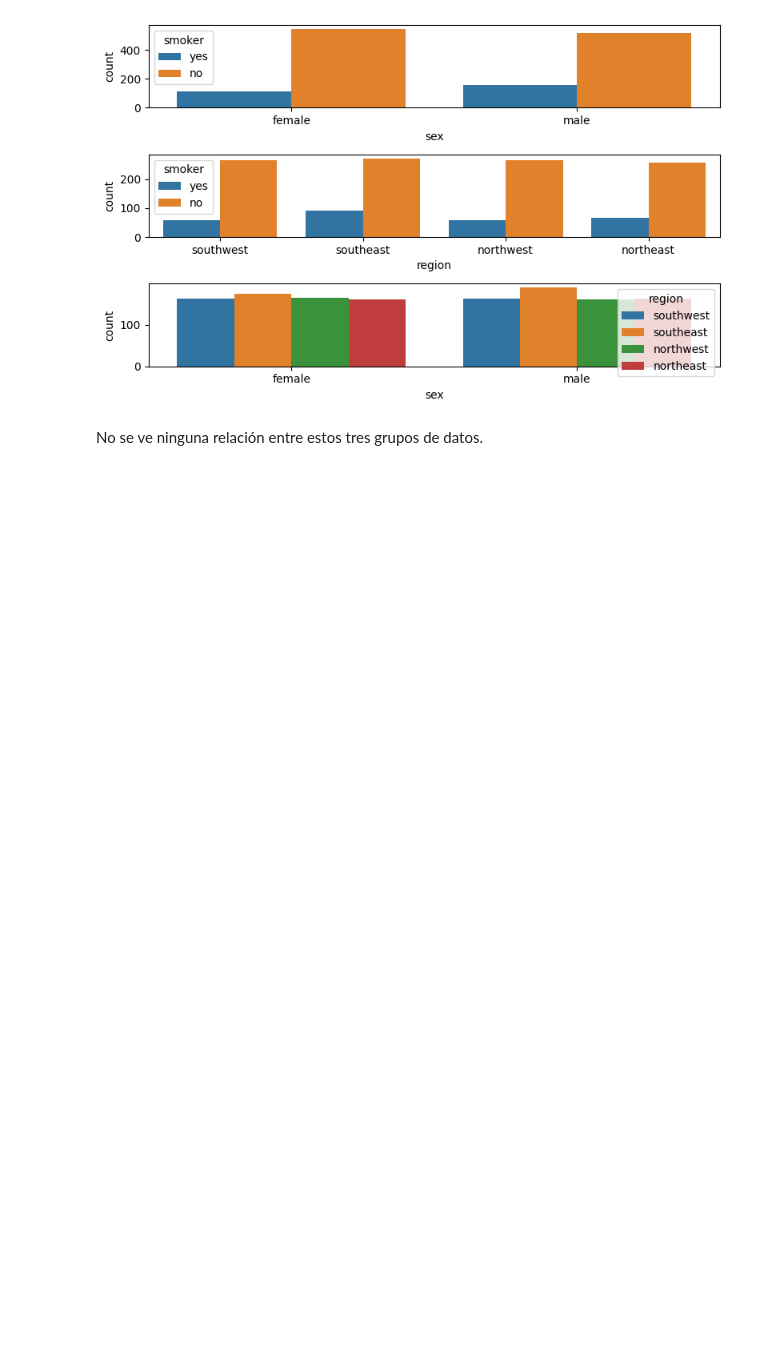
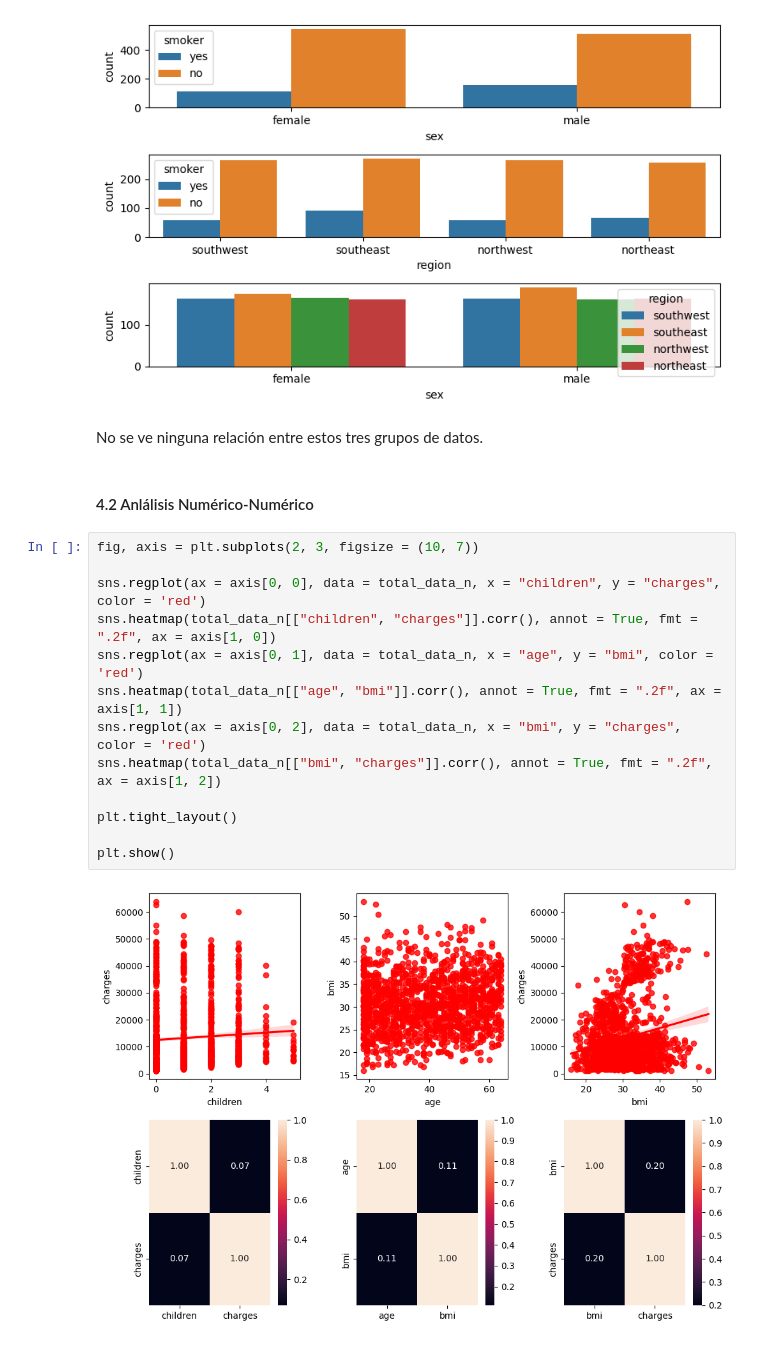
Before and after one commit to 4GeeksAcademy/ivandla96-Proyecto-Regresion-lineal, a Jupyter notebook: src/explore.ipynb, the cells around one changed output. Cells and saved outputs as stored; diff of their text form; blank space fills up the shorter version.

```diff
--- a/src/explore.ipynb
+++ b/src/explore.ipynb
@@ -178,3 +178,20 @@ plt.show()
 [figure]
 # %% [markdown]
 No se ve ninguna relación entre estos tres grupos de datos.
+# %% [markdown]
+#### 4.2 Anlálisis Numérico-Numérico
+# %%
+fig, axis = plt.subplots(2, 3, figsize = (10, 7))
+
+sns.regplot(ax = axis[0, 0], data = total_data_n, x = "children", y = "charges", color = 'red')
+sns.heatmap(total_data_n[["children", "charges"]].corr(), annot = True, fmt = ".2f", ax = axis[1, 0])
+sns.regplot(ax = axis[0, 1], data = total_data_n, x = "age", y = "bmi", color = 'red')
+sns.heatmap(total_data_n[["age", "bmi"]].corr(), annot = True, fmt = ".2f", ax = axis[1, 1])
+sns.regplot(ax = axis[0, 2], data = total_data_n, x = "bmi", y = "charges", color = 'red')
+sns.heatmap(total_data_n[["bmi", "charges"]].corr(), annot = True, fmt = ".2f", ax = axis[1, 2])
+
+plt.tight_layout()
+
+plt.show()
+# %% [output]
+[figure, added]
```
Also changed, not shown: parts of 53 cells of this notebook, 18 other files.
